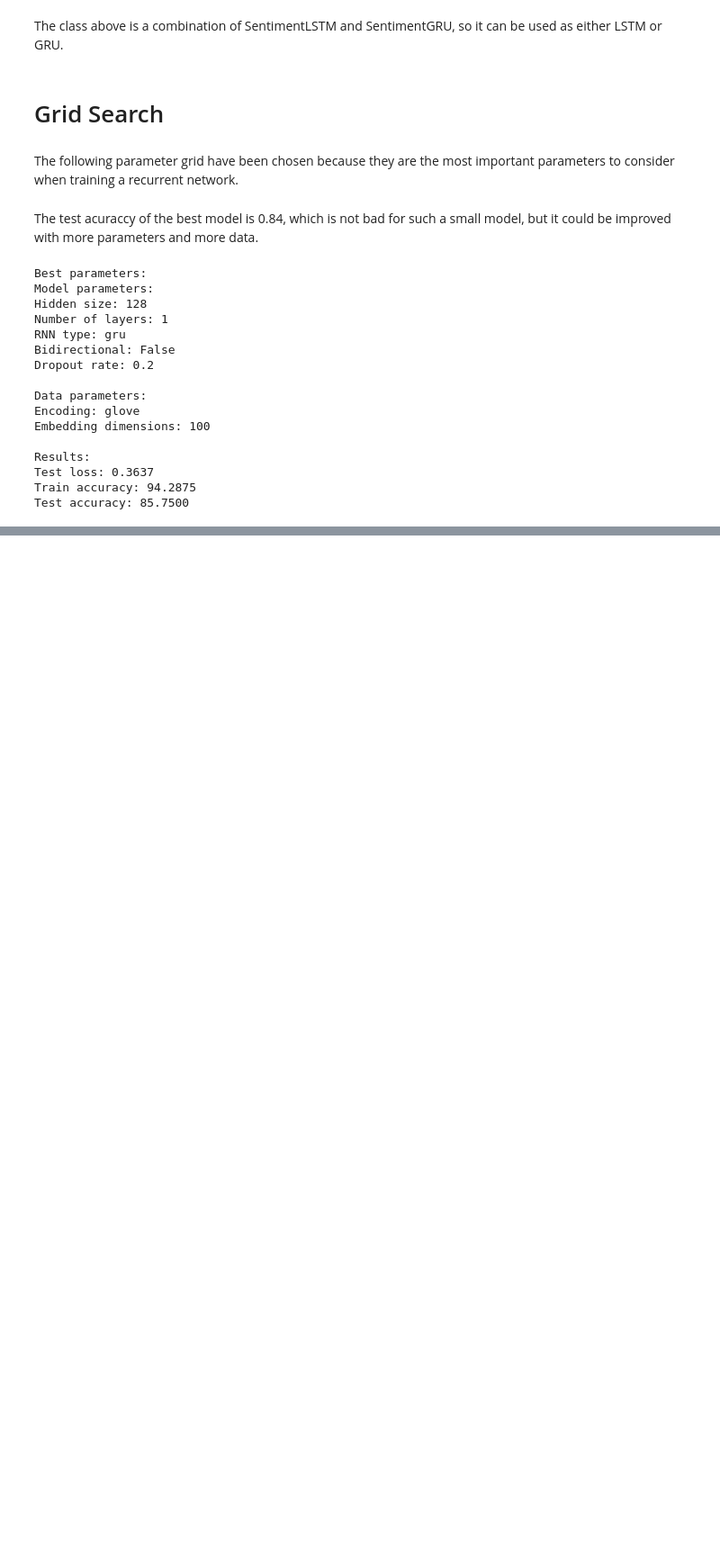
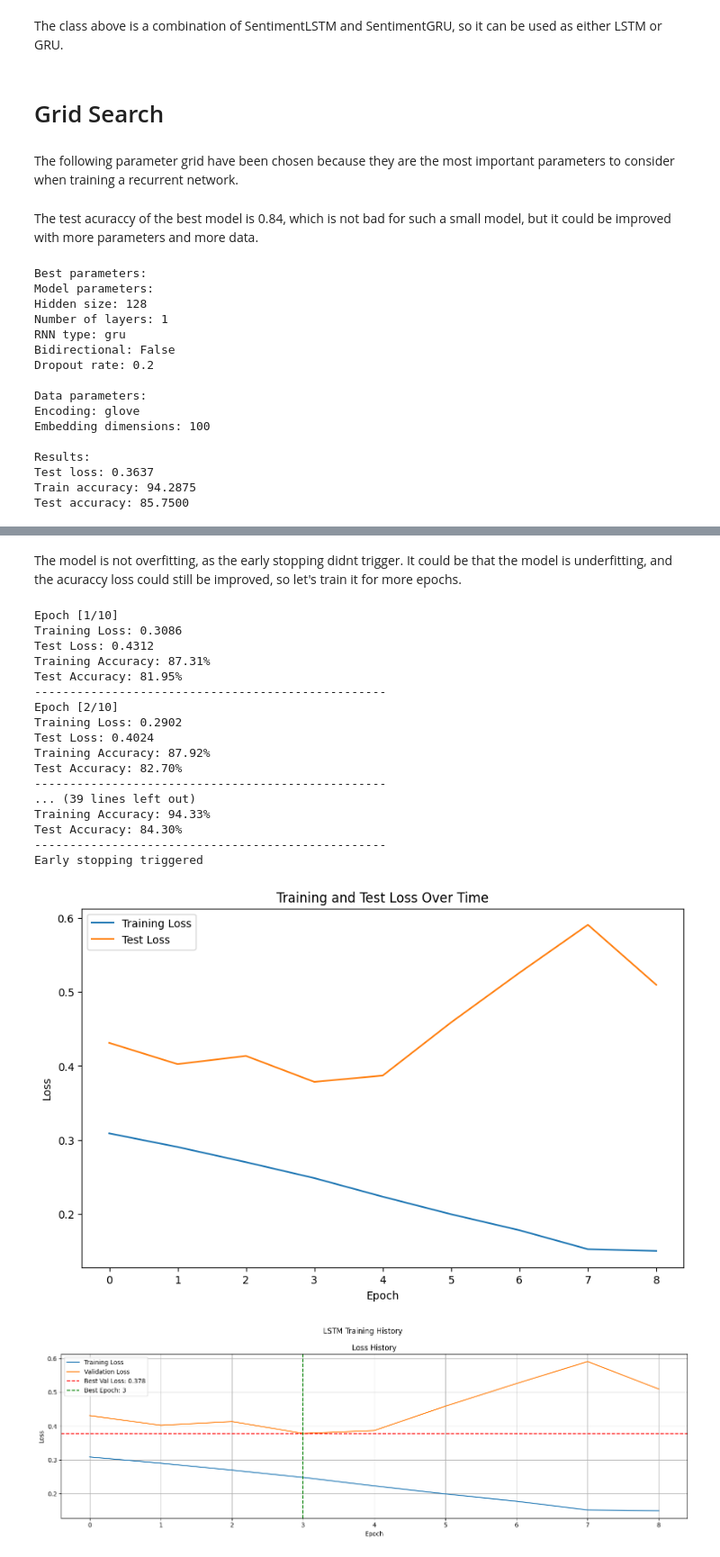
Before and after one commit to alvaro-francisco-gil/nn4nlp, a Jupyter notebook: exercises/03_recurrent_networks_sentiment_analysis.ipynb, the cells around one changed output, grey strips where cells are left out. Shown: that part at 90% size. Drawn from its saved outputs; the diff is of its cells as text; code cells hidden in the pictures; blank space fills up the shorter version.

```diff
--- a/exercises/03_recurrent_networks_sentiment_analysis.ipynb
+++ b/exercises/03_recurrent_networks_sentiment_analysis.ipynb
@@ -1031,0 +1104,27 @@ best_model = torch.load('/root/nn4nlp/models/03_best_model.pt')
+# %% [markdown]
+The model is not overfitting, as the early stopping didnt trigger. It could be that the model is underfitting, and the acuraccy loss could still be improved, so let's train it for more epochs.
+# %%
+# Train lstm for more epochs
+lstm_model, lstm_train_losses, lstm_test_losses, lstm_train_accuracies, lstm_test_accuracies = train_model(lstm_model, X_train, y_train, X_test, y_test, num_epochs=10, verbose=True)
+# Plot training history
+plot_training_history(lstm_train_losses, lstm_test_losses, "LSTM")
+# %% [output]
+Epoch [1/10]
+Training Loss: 0.3086
+Test Loss: 0.4312
+Training Accuracy: 87.31%
+Test Accuracy: 81.95%
+--------------------------------------------------
+Epoch [2/10]
+Training Loss: 0.2902
+Test Loss: 0.4024
+Training Accuracy: 87.92%
+Test Accuracy: 82.70%
+--------------------------------------------------
+... (39 lines left out)
+Training Accuracy: 94.33%
+Test Accuracy: 84.30%
+--------------------------------------------------
+Early stopping triggered
+[figure, added]
+[figure, added]
```
Also changed, not shown: parts of 20 cells of this notebook, 2 other files.
